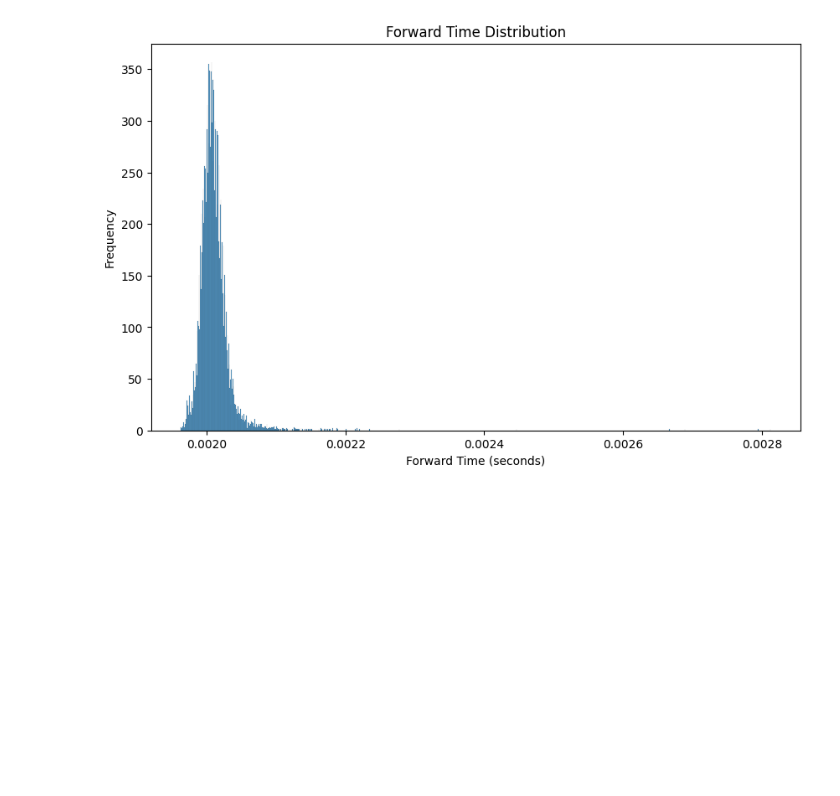
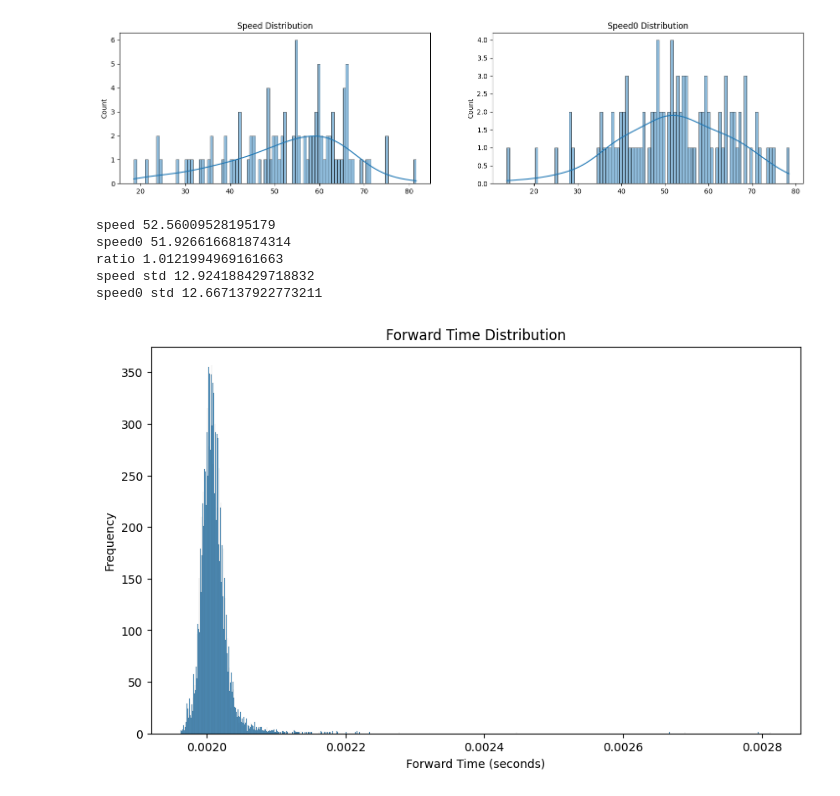
Before and after one commit to minaduki-sora/RADAR, a Jupyter notebook: notebook/speed.ipynb, the cells around one changed output. Drawn from its saved outputs; the diff is of its cells as text; code cells hidden in the pictures; blank space fills up the shorter version.

```diff
--- a/notebook/speed.ipynb
+++ b/notebook/speed.ipynb
@@ -127,3 +157,77 @@ ratio 1.0083785117102084
+# %%
+import json
+from transformers import AutoTokenizer
+import numpy as np
+import seaborn as sns
+import matplotlib.pyplot as plt
+
+jsonl_file = "../output/shareGPT/llama3.1/t1d7/hawkeye-33-0.004-1-0.99-speedtest-s100-1.jsonl"
+jsonl_file_base = "../output/shareGPT/llama3.1/t1d7/eagle3-speedtest-s100.jsonl"
+data = []
+with open(jsonl_file, 'r', encoding='utf-8') as file:
+    for line in file:
+        json_obj = json.loads(line)
+        data.append(json_obj)
+
+
+
+speeds=[]
+for datapoint in data:
+    qid=datapoint["question_id"]
+    answer=datapoint["choices"][0]['turns']
+    tokens=sum(datapoint["choices"][0]['new_tokens'])
+    times = sum(datapoint["choices"][0]['wall_time'])
+    speeds.append(tokens/times)
+
+
+data = []
+with open(jsonl_file_base, 'r', encoding='utf-8') as file:
+    for line in file:
+        json_obj = json.loads(line)
+        data.append(json_obj)
+
+
+# total_time=0
+# total_token=0
+speeds0=[]
+for datapoint in data:
+    qid=datapoint["question_id"]
+    answer=datapoint["choices"][0]['turns']
+    tokens=sum(datapoint["choices"][0]['new_tokens'])
+    times = sum(datapoint["choices"][0]['wall_time'])
+    speeds0.append(tokens/times)
+    # qid=datapoint["question_id"]
+    # answer=datapoint["choices"][0]['turns']
+    # tokens = 0
+    # for i in answer:
+    #     tokens += (len(tokenizer(i).input_ids) - 1)
+    # times = sum(datapoint["choices"][0]['wall_time'])
+    # speeds0.append(tokens / times)
+    # total_time+=times
+    # total_token+=tokens
+
+#show speed and speed0 's distribution
+fig, axes = plt.subplots(1, 2, figsize=(18, 4))
+sns.histplot(speeds, bins=100, kde=True, ax=axes[0])
+axes[0].set_title('Speed Distribution')
+sns.histplot(speeds0, bins=100, kde=True, ax=axes[1])
+axes[1].set_title('Speed0 Distribution')
+plt.show()
+
+print('speed',np.array(speeds).mean())
+print('speed0',np.array(speeds0).mean())
+print("ratio",np.array(speeds).mean()/np.array(speeds0).mean())
+
+# cal std
+print('speed std',np.array(speeds).std())
+print('speed0 std',np.array(speeds0).std())
+# %% [output]
+[figure, added]
+speed 52.56009528195179
+speed0 51.926616681874314
+ratio 1.0121994969161663
+speed std 12.924188429718832
+speed0 std 12.667137922773211
 # %%
 import json
 import seaborn as sns
```
Also changed, not shown: parts of 2 cells of this notebook, 46 other files.
